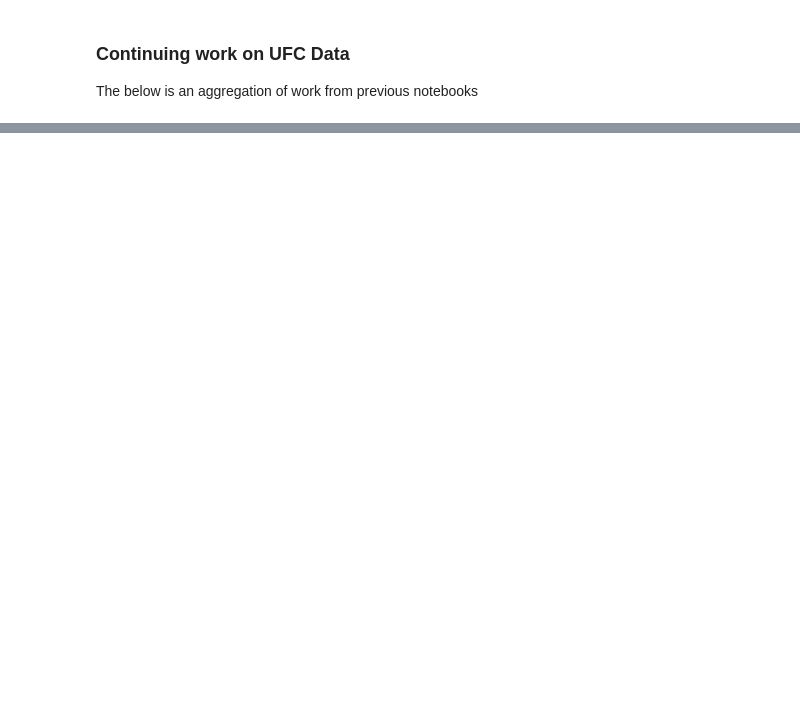
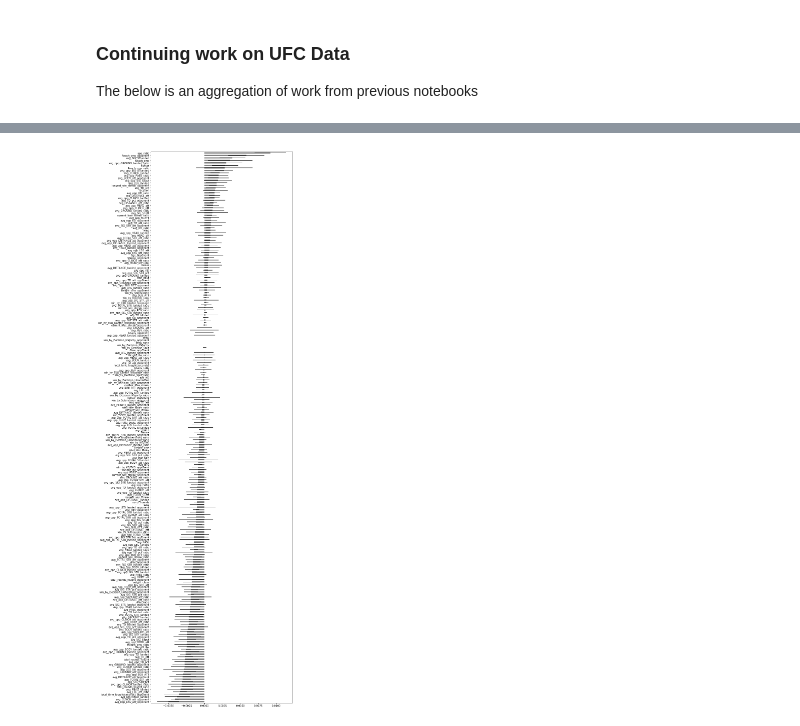
Before and after one commit to ekoly/DS-Unit-2-Applied-Modeling, a Jupyter notebook: module4/UFC_proj.ipynb, the cells around one changed output, grey strips where cells are left out. Cells and saved outputs as stored; diff of their text form; code cells hidden in the pictures; blank space fills up the shorter version.

```diff
--- a/module4/UFC_proj.ipynb
+++ b/module4/UFC_proj.ipynb
@@ -126 +121,11 @@ fig.show()
+# %%
+fig, ax = plt.subplots(figsize=(10, 40))
+
+feature_importances = pd.Series(permuter.feature_importances_, features).sort_values()
+feature_importances_std = pd.Series(permuter.feature_importances_std_, features).sort_values()
+feature_importances.plot.barh(color="gray", xerr=feature_importances_std, ax=ax)
+
+fig.show()
+# %% [output]
+[figure, added]
 # %%
```
Also changed, not shown: parts of 16 cells of this notebook, 2 other files.
